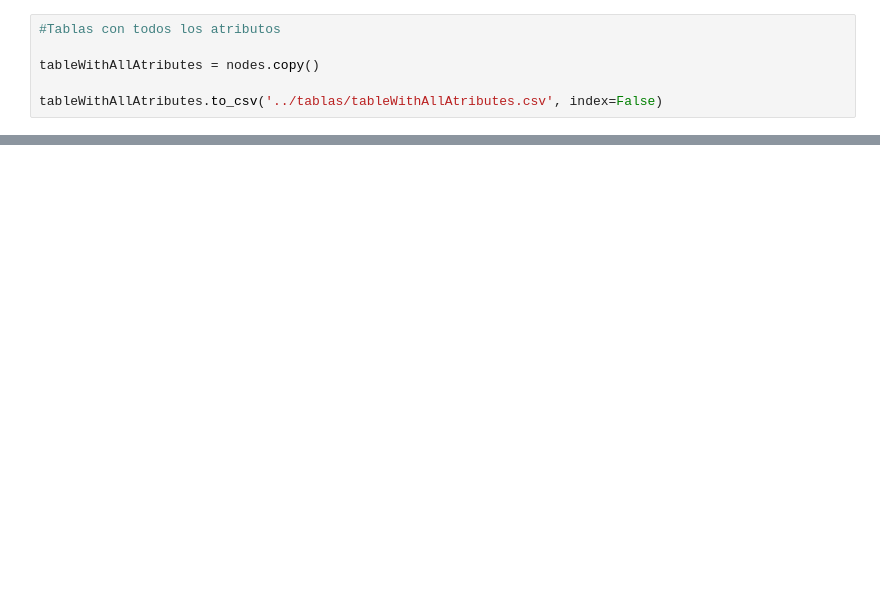
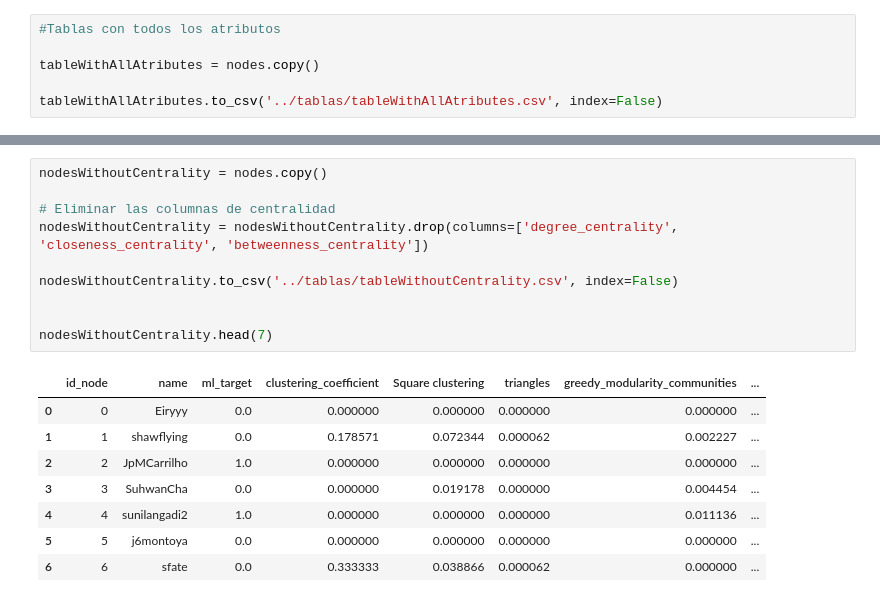
Before and after one commit to davguifer/AprendizajeAtomaticoRelacional-G2, a Jupyter notebook: Proyecto/Creacion_de_tablas.ipynb, the cells around one changed output, grey strips where cells are left out. Drawn from its saved outputs; the diff is of its cells as text; blank space fills up the shorter version.

Commit message:
Creación de la tabla sin la centralidad

```diff
--- a/Proyecto/Creacion_de_tablas.ipynb
+++ b/Proyecto/Creacion_de_tablas.ipynb
@@ -188,0 +189,19 @@ nodesWithoutKernel.head(7)
+# %%
+nodesWithoutCentrality = nodes.copy()
+
+# Eliminar las columnas de centralidad
+nodesWithoutCentrality = nodesWithoutCentrality.drop(columns=['degree_centrality', 'closeness_centrality', 'betweenness_centrality'])
+
+nodesWithoutCentrality.to_csv('../tablas/tableWithoutCentrality.csv', index=False)
+
+
+nodesWithoutCentrality.head(7)
+# %% [output]
+|  | id_node | name | ml_target | clustering_coefficient | Square clustering | triangles | greedy_modularity_communities | ... |
+| 0 | 0 | Eiryyy | 0.0 | 0.000000 | 0.000000 | 0.000000 | 0.000000 | ... |
+| 1 | 1 | shawflying | 0.0 | 0.178571 | 0.072344 | 0.000062 | 0.002227 | ... |
+| 2 | 2 | JpMCarrilho | 1.0 | 0.000000 | 0.000000 | 0.000000 | 0.000000 | ... |
+| 3 | 3 | SuhwanCha | 0.0 | 0.000000 | 0.019178 | 0.000000 | 0.004454 | ... |
+| 4 | 4 | sunilangadi2 | 1.0 | 0.000000 | 0.000000 | 0.000000 | 0.011136 | ... |
+| 5 | 5 | j6montoya | 0.0 | 0.000000 | 0.000000 | 0.000000 | 0.000000 | ... |
+| 6 | 6 | sfate | 0.0 | 0.333333 | 0.038866 | 0.000062 | 0.000000 | ... |
```
Also changed, not shown: parts of 6 cells of this notebook, 1 other file.
